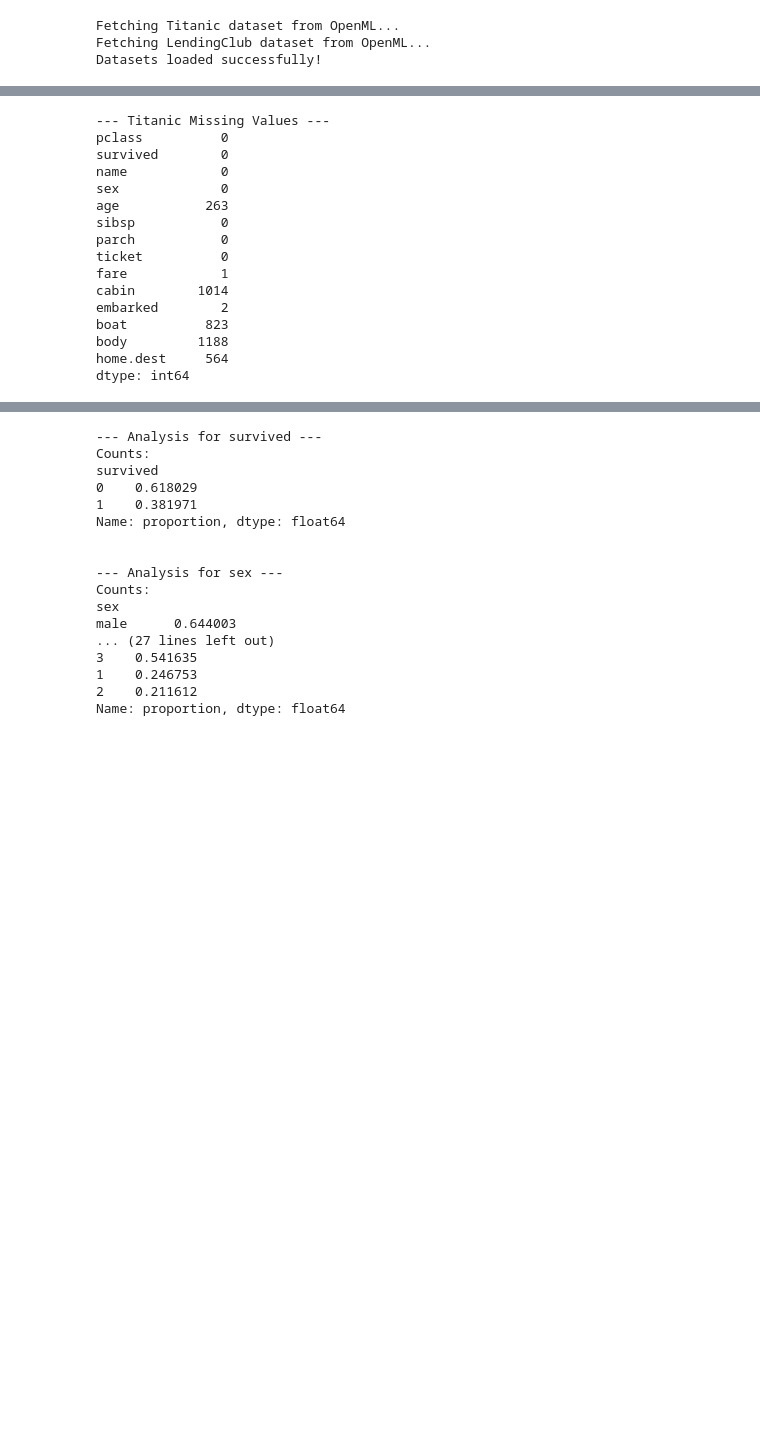
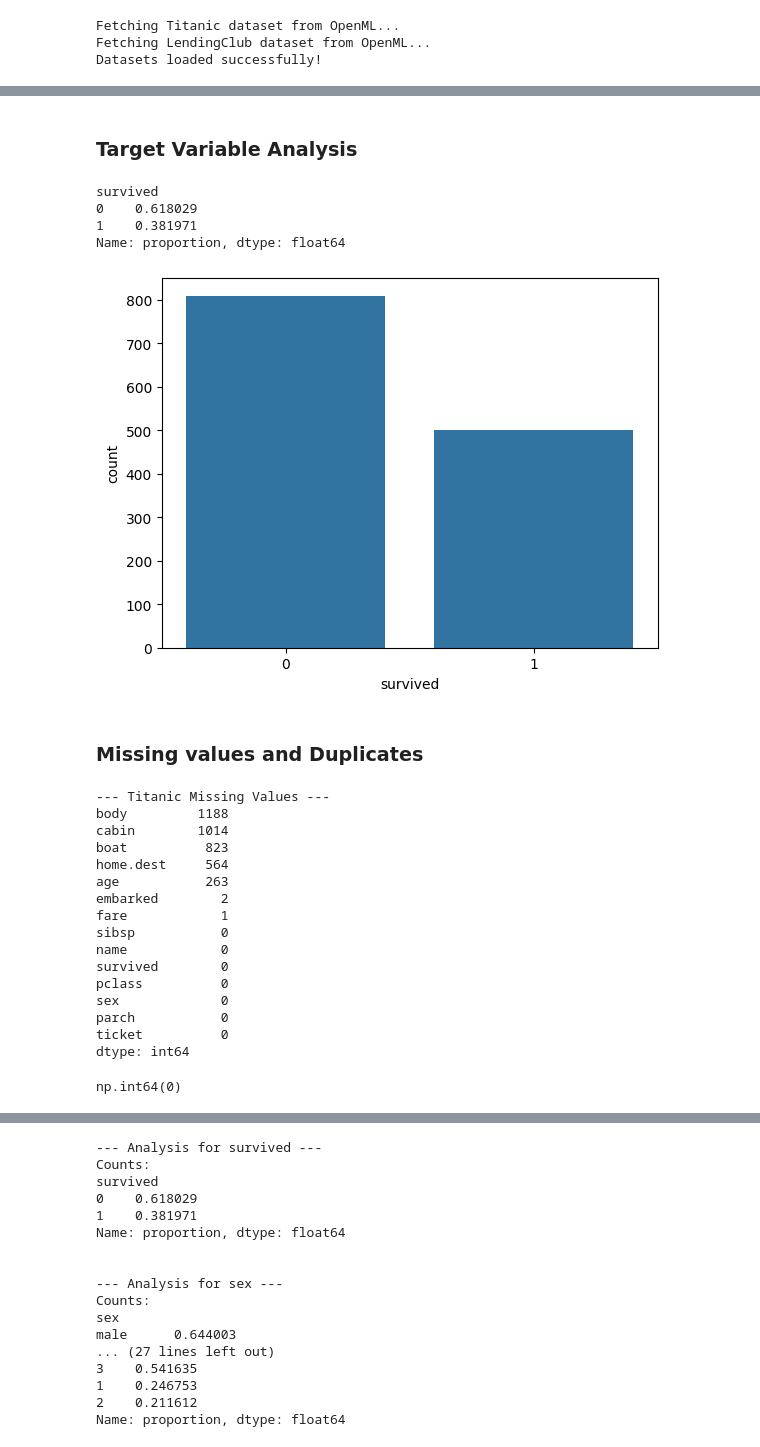
Before and after one commit to ninadparab/Data-Science-and-Machine-Learning-Guides, a Jupyter notebook: Exploratory Data Analysis.ipynb, the cells around one changed output, grey strips where cells are left out. Saved outputs shown, nothing was run; the diff lists cells and outputs as text; code cells hidden in the pictures; blank space fills up the shorter version.

```diff
--- a/Exploratory Data Analysis.ipynb
+++ b/Exploratory Data Analysis.ipynb
@@ -72,21 +82,37 @@ plt.show()
+# %% [markdown]
+### Target Variable Analysis
+# %%
+sns.countplot(x='survived', data=titanic_df)
+titanic_df['survived'].value_counts(normalize=True)
+# %% [output]
+survived
+0    0.618029
+1    0.381971
+Name: proportion, dtype: float64
+[figure, added]
+# %% [markdown]
+### Missing values and Duplicates
 # %%
 # Missing values for all variables in Titanic dataset
 print("--- Titanic Missing Values ---")
-print(titanic_df.isnull().sum())
+print(titanic_df.isnull().sum().sort_values(ascending=False))
+
+titanic_df.duplicated().sum()
 # %% [output]
 --- Titanic Missing Values ---
+body         1188
+cabin        1014
+boat          823
+home.dest     564
+age           263
+embarked        2
+fare            1
+sibsp           0
+name            0
+survived        0
 pclass          0
-survived        0
-name            0
 sex             0
-age           263
-sibsp           0
 parch           0
 ticket          0
-fare            1
-cabin        1014
-embarked        2
-boat          823
-body         1188
-home.dest     564
 dtype: int64
+np.int64(0)
```
Also changed, not shown: parts of 33 cells of this notebook.
